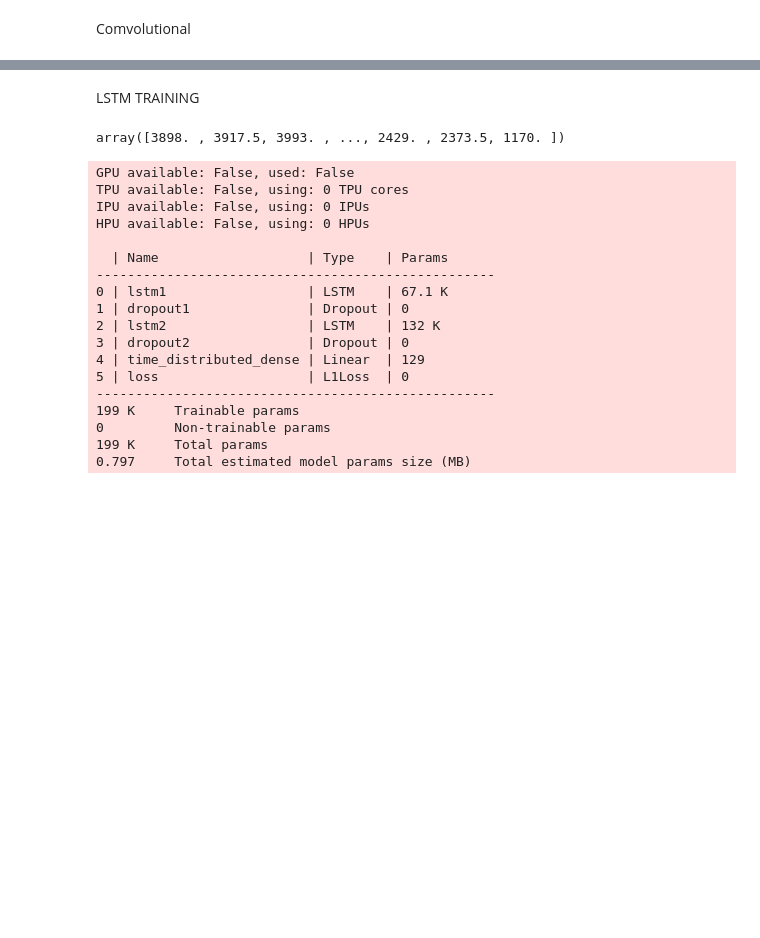
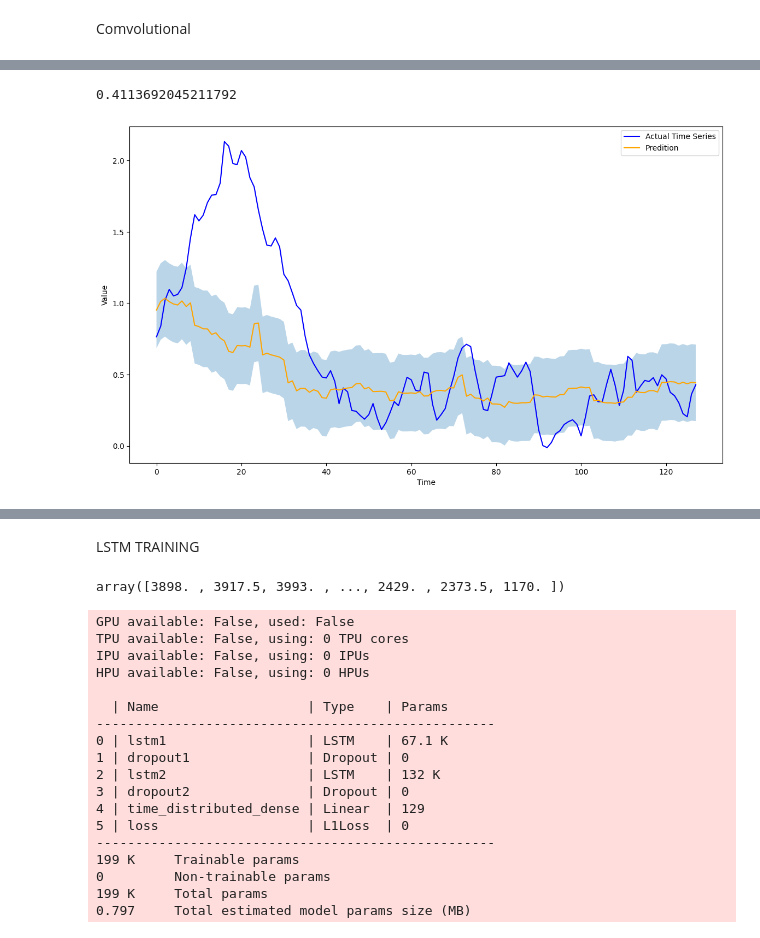
Before and after one commit to germanKoch/red-hack-time-series-analyzer, a Jupyter notebook: notebooks/convolutional_nn_quatile.ipynb, the cells around one changed output, grey strips where cells are left out. Saved outputs shown, nothing was run; the diff lists cells and outputs as text; code cells hidden in the pictures; blank space fills up the shorter version.

Commit message:
trained models added

```diff
--- a/notebooks/convolutional_nn_quatile.ipynb
+++ b/notebooks/convolutional_nn_quatile.ipynb
@@ -141,27 +153,32 @@ apdex = pd.read_csv('./../data/apdex.csv')
+# %%
+data['point'] = pd.to_datetime(data['point'])
+data.set_index('point', inplace=True)
+result = seasonal_decompose(data['value'], model='additive', period=1440)  # Period is the number of minutes in a day
+data['de_seasonalized'] = data['value'] - result.seasonal
 # %% [markdown]
 Comvolutional
 # %%
 class ConvAutoencoder(pl.LightningModule):
-    def __init__(self, loss, hidden_size, seq_len):
+    def __init__(self, loss, hidden_size, seq_len, dropout_prob):
         super(ConvAutoencoder, self).__init__()
         # Encoder
         self.encoder = nn.Sequential(
-            nn.Conv1d(1, 32, 3, padding=1),  # Output: [batch_size, 32, seq_len]
+            nn.Conv1d(1, hidden_size, 3, padding=1),  # Output: [batch_size, 32, seq_len]
             nn.ReLU(),
             nn.MaxPool1d(2, stride=2),       # Output: [batch_size, 32, seq_len//2]
-            nn.Conv1d(32, 16, 3, padding=1), # Output: [batch_size, 16, seq_len//2]
+            nn.Conv1d(hidden_size, hidden_size//2, 3, padding=1), # Output: [batch_size, 16, seq_len//2]
             nn.ReLU(),
             nn.MaxPool1d(2, stride=2),       # Output: [batch_size, 16, seq_len//4]
-            nn.Conv1d(16, 8, 3, padding=1),  # Output: [batch_size, 8, seq_len//4]
+            nn.Conv1d(hidden_size//2, hidden_size//4, 3, padding=1),  # Output: [batch_size, 8, seq_len//4]
             nn.ReLU(),
             nn.MaxPool1d(2, stride=2)        # Output: [batch_size, 8, seq_len//8]
         )
         self.decoder = nn.Sequential(
-            nn.ConvTranspose1d(8, 16, 4, stride=2, padding=1), # Output: [batch_size, 16, seq_len//4]
+            nn.ConvTranspose1d(hidden_size//4, hidden_size//2, 4, stride=2, padding=1), # Output: [batch_size, 16, seq_len//4]
             nn.ReLU(),
-            nn.ConvTranspose1d(16, 32, 4, stride=2, padding=1), # Output: [batch_size, 32, seq_len//2]
+            nn.ConvTranspose1d(hidden_size//2, hidden_size, 4, stride=2, padding=1), # Output: [batch_size, 32, seq_len//2]
             nn.ReLU(),
-            nn.ConvTranspose1d(32, 1, 4, stride=2, padding=1),  # Output: [batch_size, 1, seq_len]
+            nn.ConvTranspose1d(hidden_size, 1, 4, stride=2, padding=1),  # Output: [batch_size, 1, seq_len]
         )
         self.loss = loss
         self.seq_len = seq_len
@@ -206,13 +223,13 @@ class ConvAutoencoder(pl.LightningModule):
 
 
     def configure_optimizers(self):
-        return optim.Adam(self.parameters(), lr=0.001)
+        return optim.Adam(self.parameters(), lr=0.0001)
 # %%
-scaler = get_scaler(throughput['sum_call_count'].values)
-dataset, train_dataloader, val_dataloader = create_dataloader(throughput['sum_call_count'].values, scaler, 64, 0.8)
+scaler = get_scaler(data['de_seasonalized'].values)
+train_data, val_data, train_dataset, val_dataset, train_dataloader, val_dataloader = create_dataloader(data['de_seasonalized'].values, scaler, SEQ_LEN, 0.8)
 # %%
 # Instantiate the model
-model = ConvAutoencoder(hidden_size=128, loss=nn.L1Loss(), seq_len=64)
+model = ConvAutoencoder(hidden_size=128, loss=nn.L1Loss(), seq_len=SEQ_LEN, dropout_prob=0.1)
 # Initialize EarlyStopping callback
 early_stop_callback = EarlyStopping(
     monitor='val_loss',  # Metric to monitor
@@ -231,7 +248,7 @@ checkpoint_callback = ModelCheckpoint(
     verbose=True
 )
 checkpoint_callback = ModelCheckpoint('./')
-trainer = pl.Trainer(max_epochs=2, logger=True, log_every_n_steps=1, val_check_interval=500, callbacks=[early_stop_callback, checkpoint_callback])
+trainer = pl.Trainer(max_epochs=4, logger=True, log_every_n_steps=1, val_check_interval=500, callbacks=[early_stop_callback, checkpoint_callback])
 trainer.fit(model, train_dataloader, val_dataloader)
 # %% [output]
 GPU available: False, used: False
@@ -257,0 +275,14 @@ Metric val_loss improved. New best score: 0.154
+# %%
+model.evaluate_threshhold(train_dataloader, 99.9999999999999999)
+# %% [output]
+0.4113692045211792
+# %%
+model.eval()
+with torch.no_grad():
+    i = np.random.randint(0, len(val_dataset))
+    series = val_dataset[i][0].unsqueeze(0)
+    pred = model(val_dataset[i][0].unsqueeze(0))
+    # plot the time series
+plot_time_series_with_errors_area(series.squeeze().numpy(), pred.squeeze().numpy(), pred.squeeze().numpy()+model.threshold, pred.squeeze().numpy()-model.threshold)
+# %% [output]
+[figure, added]
```
Also changed, not shown: parts of 18 cells of this notebook, 18 other files.
